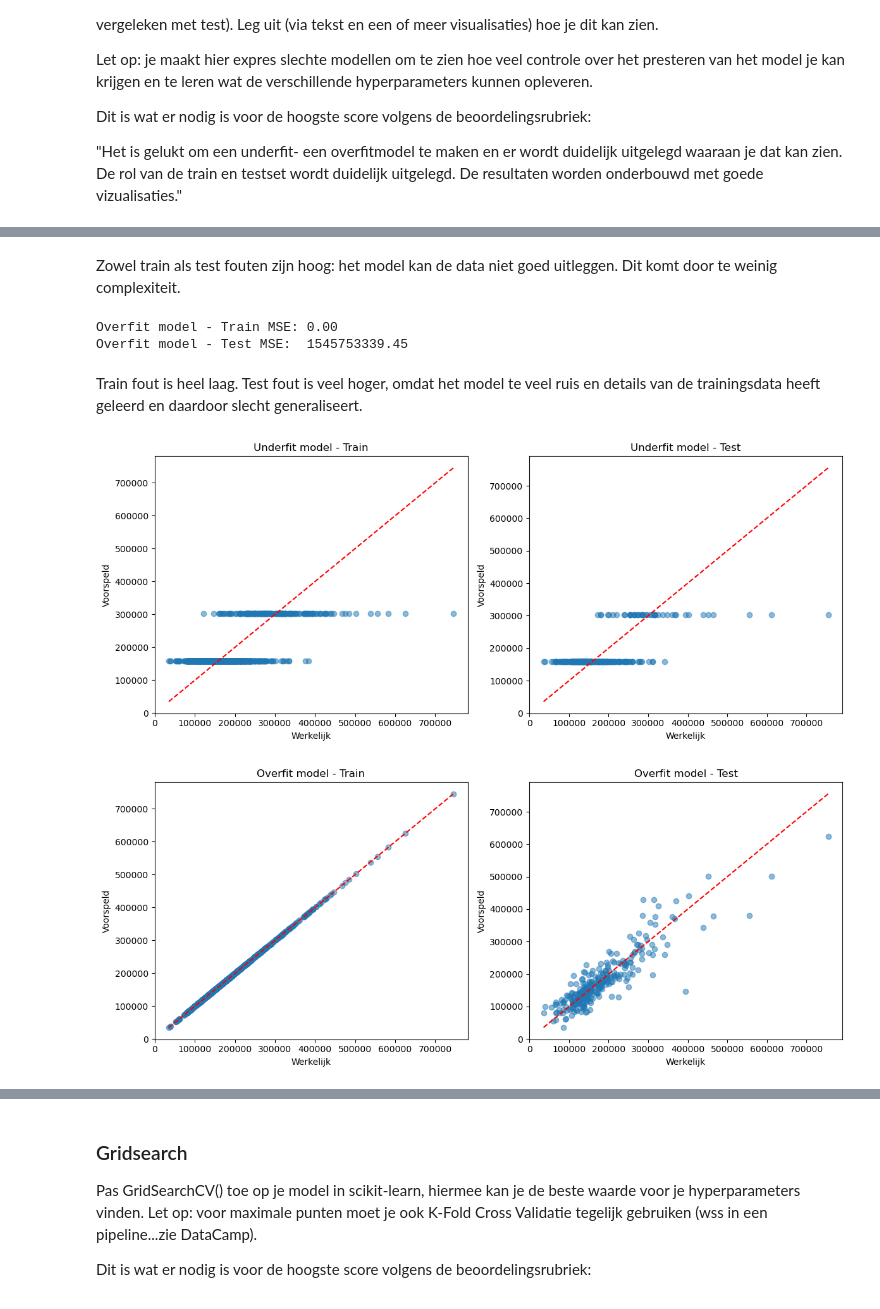
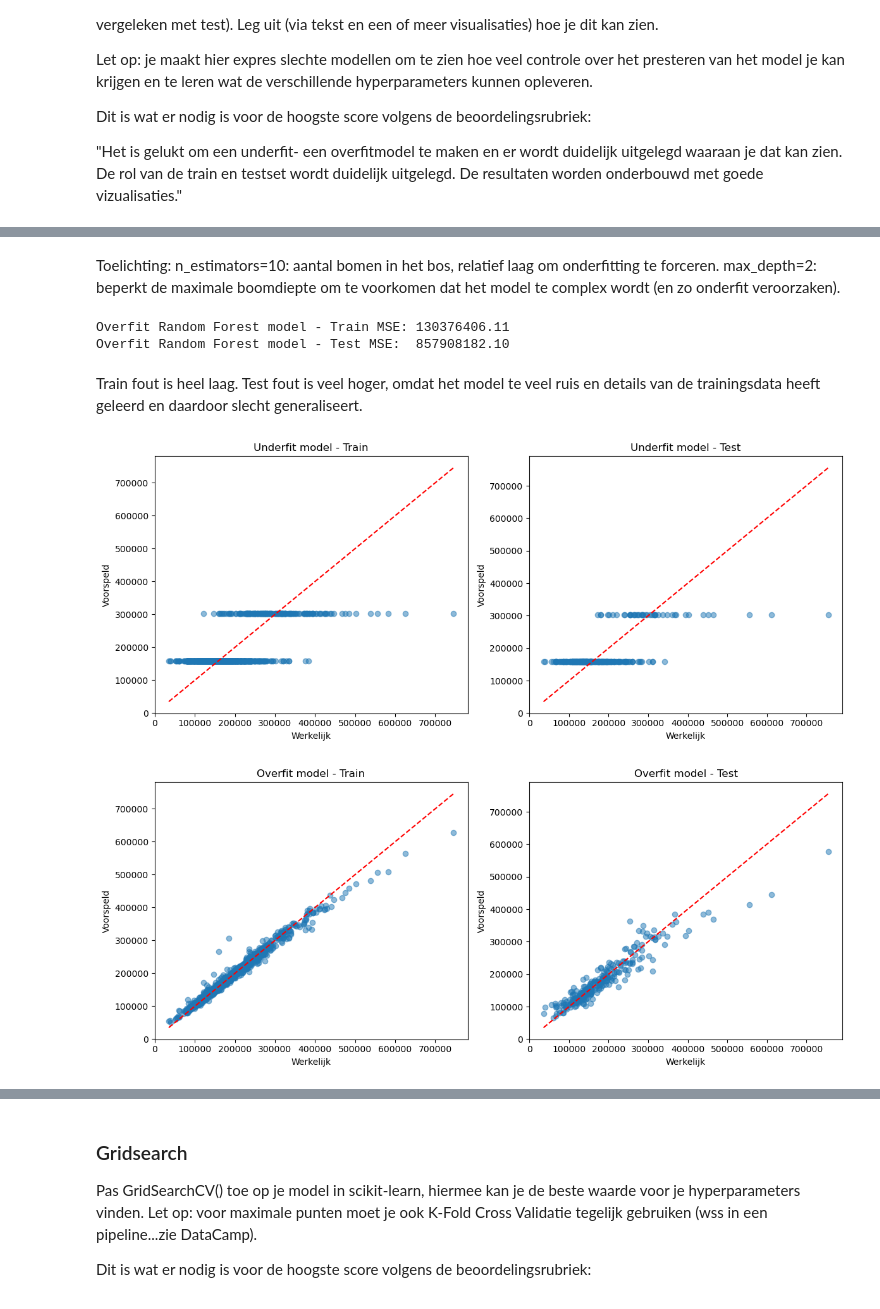
Before and after one commit to yanj27/Smart_Industry, a Jupyter notebook: Data Mining/Opdracht 2/Data Mining - Opdracht 2 (Parameters & Prestatiemetrics).ipynb, the cells around one changed output, grey strips where cells are left out. Cells and saved outputs as stored; diff of their text form; code cells hidden in the pictures.

```diff
--- a/Data Mining/Opdracht 2/Data Mining - Opdracht 2 (Parameters & Prestatiemetrics).ipynb
+++ b/Data Mining/Opdracht 2/Data Mining - Opdracht 2 (Parameters & Prestatiemetrics).ipynb
@@ -285,58 +314,97 @@ Underfit model - Test MSE:  4248325267.80
 # %% [markdown]
-Zowel train als test fouten zijn hoog: het model kan de data niet goed uitleggen.
-Dit komt door te weinig complexiteit.
+Toelichting:
+n_estimators=10: aantal bomen in het bos, relatief laag om onderfitting te forceren.
+max_depth=2: beperkt de maximale boomdiepte om te voorkomen dat het model te complex wordt (en zo onderfit veroorzaken).
 # %%
-# Overfit model
-overfit_model = DecisionTreeRegressor(max_depth=None, random_state=42)
+import pandas as pd
+from sklearn.model_selection import train_test_split
+from sklearn.ensemble import RandomForestRegressor
+from sklearn.metrics import mean_squared_error
+
+# Data inlezen (pas aan naar jouw data)
+data = pd.read_csv('train.csv')
+X = data.drop('SalePrice', axis=1).select_dtypes(include='number').fillna(0)
+y = data['SalePrice']
+
+# Splitsen in train en test
+X_train, X_test, y_train, y_test = train_test_split(X, y, test_size=0.2, random_state=42)
+
+# Overfit Random Forest model: veel bomen, geen beperking op diepte
+overfit_model = RandomForestRegressor(n_estimators=500, max_depth=None, random_state=42)
 overfit_model.fit(X_train, y_train)
 
 # Voorspellingen
-y_train_pred_over = overfit_model.predict(X_train)
-y_test_pred_over = overfit_model.predict(X_test)
+y_train_pred = overfit_model.predict(X_train)
+y_test_pred = overfit_model.predict(X_test)
 
 # Scores
-train_mse_over = mean_squared_error(y_train, y_train_pred_over)
-test_mse_over = mean_squared_error(y_test, y_test_pred_over)
+train_mse = mean_squared_error(y_train, y_train_pred)
+test_mse = mean_squared_error(y_test, y_test_pred)
 
-print(f"Overfit model - Train MSE: {train_mse_over:.2f}")
-print(f"Overfit model - Test MSE:  {test_mse_over:.2f}")
+print(f"Overfit Random Forest model - Train MSE: {train_mse:.2f}")
+print(f"Overfit Random Forest model - Test MSE:  {test_mse:.2f}")
 # %% [output]
-Overfit model - Train MSE: 0.00
-Overfit model - Test MSE:  1545753339.45
+Overfit Random Forest model - Train MSE: 130376406.11
+Overfit Random Forest model - Test MSE:  857908182.10
 # %% [markdown]
 Train fout is heel laag.
 Test fout is veel hoger, omdat het model te veel ruis en details van de trainingsdata heeft geleerd en daardoor slecht generaliseert.
 # %%
+import pandas as pd
+from sklearn.model_selection import train_test_split
+from sklearn.tree import DecisionTreeRegressor
+from sklearn.ensemble import RandomForestRegressor
+from sklearn.metrics import mean_squared_error
 import matplotlib.pyplot as plt
+
+# Data inlezen (pas aan naar jouw data)
+data = pd.read_csv('train.csv')
+X = data.drop('SalePrice', axis=1).select_dtypes(include='number').fillna(0)
+y = data['SalePrice']
+
+# Splitsen in train en test
+X_train, X_test, y_train, y_test = train_test_split(X, y, test_size=0.2, random_state=42)
+
+# Underfit model (laag max_depth)
+underfit_model = DecisionTreeRegressor(max_depth=1, random_state=42)
+underfit_model.fit(X_train, y_train)
+y_train_pred_under = underfit_model.predict(X_train)
+y_test_pred_under = underfit_model.predict(X_test)
+
+# Overfit model (Random Forest zonder max_depth)
+overfit_model = RandomForestRegressor(n_estimators=500, max_depth=None, random_state=42)
+overfit_model.fit(X_train, y_train)
+y_train_pred_over = overfit_model.predict(X_train)
+y_test_pred_over = overfit_model.predict(X_test)
 
 def plot_predictions(y_true_train, y_pred_train, y_true_test, y_pred_test, title):
     plt.figure(figsize=(12,5))
 
     # Train plot
     plt.subplot(1, 2, 1)
     plt.scatter(y_true_train, y_pred_train, alpha=0.5)
     plt.plot([y_true_train.min(), y_true_train.max()], [y_true_train.min(), y_true_train.max()], 'r--')
     plt.title(f'{title} - Train')
     plt.xlabel('Werkelijk')
     plt.ylabel('Voorspeld')
 
     # Test plot
     plt.subplot(1, 2, 2)
     plt.scatter(y_true_test, y_pred_test, alpha=0.5)
     plt.plot([y_true_test.min(), y_true_test.max()], [y_true_test.min(), y_true_test.max()], 'r--')
     plt.title(f'{title} - Test')
     plt.xlabel('Werkelijk')
     plt.ylabel('Voorspeld')
 
     plt.tight_layout()
     plt.show()
 
-# Visualiseer underfit
-plot_predictions(y_train, y_train_pred, y_test, y_test_pred, 'Underfit model')
+# Visualiseer underfit model
+plot_predictions(y_train, y_train_pred_under, y_test, y_test_pred_under, 'Underfit model')
 
-# Visualiseer overfit
+# Visualiseer overfit model
 plot_predictions(y_train, y_train_pred_over, y_test, y_test_pred_over, 'Overfit model')
 # %% [output]
 [figure]
-[figure, old version]
+[figure, new version]
 # %% [markdown]
```
Also changed, not shown: parts of 21 cells of this notebook.
